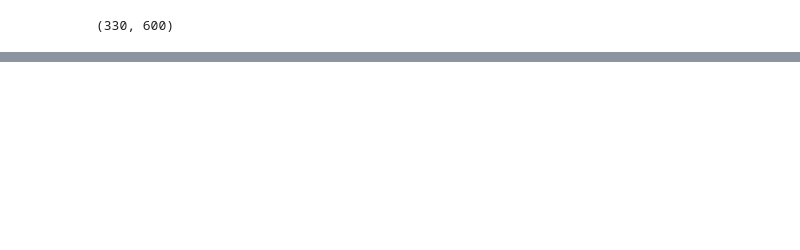
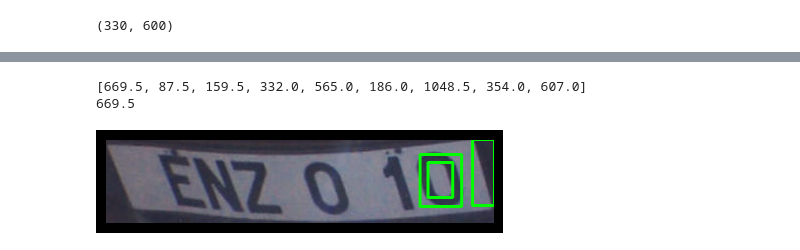
Before and after one commit to CarlosAlvarado-git/ComputerVision, a Jupyter notebook: proyecto1/proyecto1.ipynb, the cells around one changed output, grey strips where cells are left out. Saved outputs shown, nothing was run; the diff lists cells and outputs as text; code cells hidden in the pictures; blank space fills up the shorter version.

```diff
--- a/proyecto1/proyecto1.ipynb
+++ b/proyecto1/proyecto1.ipynb
@@ -209,31 +226,35 @@ if (len(contorno_placa) != 0):
     print(areas)
     print(moda)
     for c in contours:
         # limitar el contorno, para tener un área más ajustada.
         percent =0.052
         epsilon = percent*cv.arcLength(c,True)
         approx = cv.approxPolyDP(c,epsilon,True)
-        if (cv.contourArea(approx)>130): #pongo el mínimo del área
+        if (cv.contourArea(approx)>300): #pongo el mínimo del área
             area = cv.contourArea(c)
             x,y,w,h = cv.boundingRect(c)
             if (w > (h*1.35) or w >= (h*1.2)):
                 pass
             else:
                 if (h > (w*1.35) or h >= (w*1.2)):
                     contorno.append(c)
 
     colores = {}
     indexes = []
     thickness = 1
     #(255,0,0),602:(0,255,0)
     for cnt in range(len(contorno)):
         #print(f"{w}, {h}")
         colores.update({cnt:(0,255,0)})
         indexes.append(cnt)
 
     r = placa.copy()
     # cv.rectangle(im.copy(),(x,y),(x+w,y+h),(0,255,0),1)
     for c in indexes:
         x,y,w,h = cv.boundingRect(contorno[c])
         r = cv.rectangle(r,(x,y),(x+w,y+h),colores[c],2)
     view(r)
+# %% [output]
+[669.5, 87.5, 159.5, 332.0, 565.0, 186.0, 1048.5, 354.0, 607.0]
+669.5
+[figure, added]
```
Also changed, not shown: parts of 9 cells of this notebook, 5 other files.
